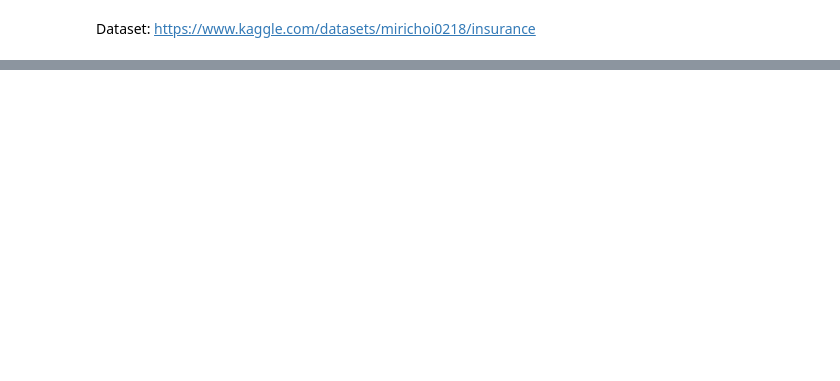
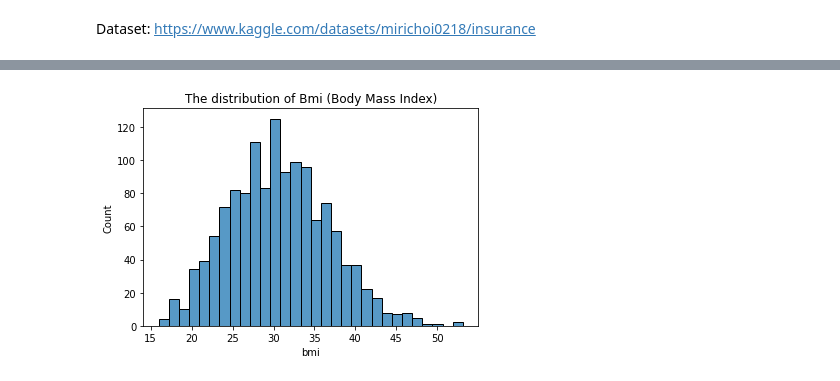
Before and after one commit to FatimaMuhammadAdam/ArewaDS-Machine-Learning-Assignments, a Jupyter notebook: week_3/distribution_visualization.ipynb, the cells around one changed output, grey strips where cells are left out. Saved outputs shown, nothing was run; the diff lists cells and outputs as text; code cells hidden in the pictures; blank space fills up the shorter version.

```diff
--- a/week_3/distribution_visualization.ipynb
+++ b/week_3/distribution_visualization.ipynb
@@ -13,0 +75,7 @@ FileNotFoundError: [Errno 2] No such file or directory: 'base_url'
+# %%
+#ploting the histogram chart for the body mass index(bmi)
+sns.histplot ( x = df [ "bmi"], bins = 30)
+plt.title("The distribution of Bmi (Body Mass Index)")
+plt.show()
+# %% [output]
+[figure, added]
```
Also changed, not shown: parts of 11 cells of this notebook, 1 other file.
